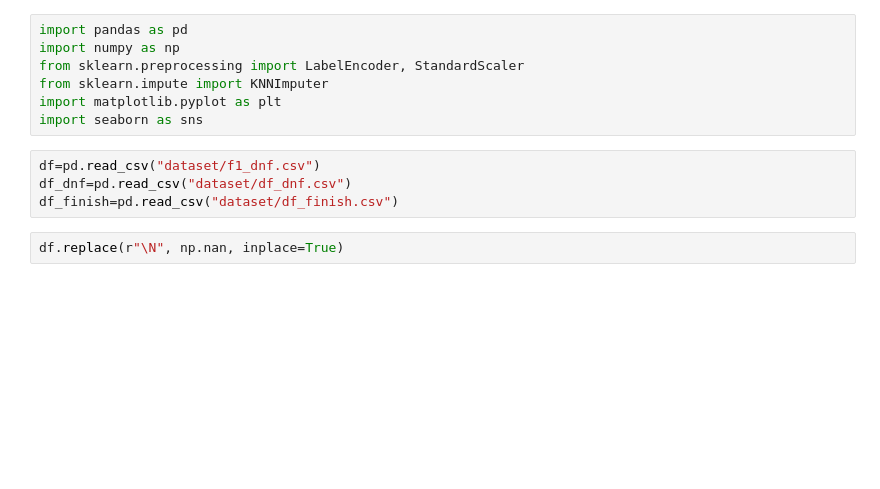
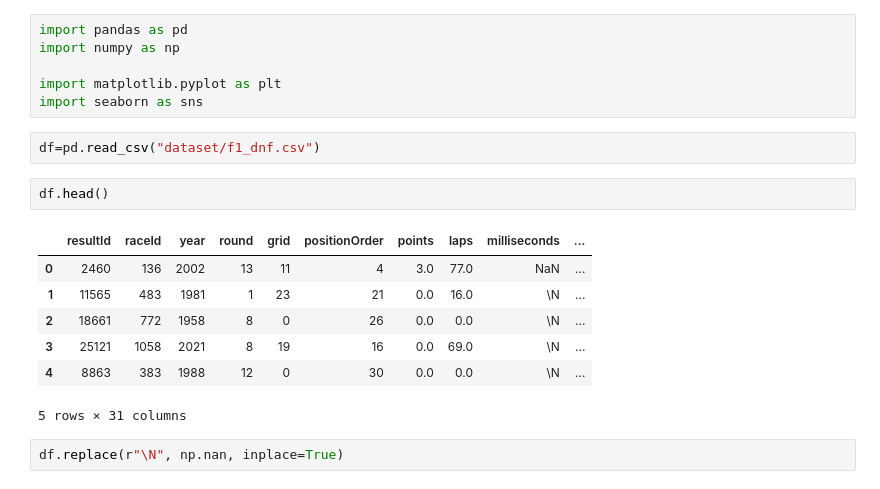
Before and after one commit to kush252/GDG_tasks, a Jupyter notebook: gdg_eda2.ipynb, the cells around one changed output. Saved outputs shown, nothing was run; the diff lists cells and outputs as text; blank space fills up the shorter version.

```diff
--- a/gdg_eda2.ipynb
+++ b/gdg_eda2.ipynb
@@ -1,14 +1,21 @@
 # %%
 import pandas as pd
 import numpy as np
-from sklearn.preprocessing import LabelEncoder, StandardScaler
-from sklearn.impute import KNNImputer
+
 import matplotlib.pyplot as plt
 import seaborn as sns
 # %%
 df=pd.read_csv("dataset/f1_dnf.csv")
-df_dnf=pd.read_csv("dataset/df_dnf.csv")
-df_finish=pd.read_csv("dataset/df_finish.csv")
+# %%
+df.head()
+# %% [output]
+|  | resultId | raceId | year | round | grid | positionOrder | points | laps | milliseconds | ... |
+| 0 | 2460 | 136 | 2002 | 13 | 11 | 4 | 3.0 | 77.0 | NaN | ... |
+| 1 | 11565 | 483 | 1981 | 1 | 23 | 21 | 0.0 | 16.0 | \N | ... |
+| 2 | 18661 | 772 | 1958 | 8 | 0 | 26 | 0.0 | 0.0 | \N | ... |
+| 3 | 25121 | 1058 | 2021 | 8 | 19 | 16 | 0.0 | 69.0 | \N | ... |
+| 4 | 8863 | 383 | 1988 | 12 | 0 | 30 | 0.0 | 0.0 | \N | ... |
+5 rows × 31 columns
 # %%
 df.replace(r"\N", np.nan, inplace=True)
 # %%
```
Also changed, not shown: parts of 33 cells of this notebook, 2 other files.
